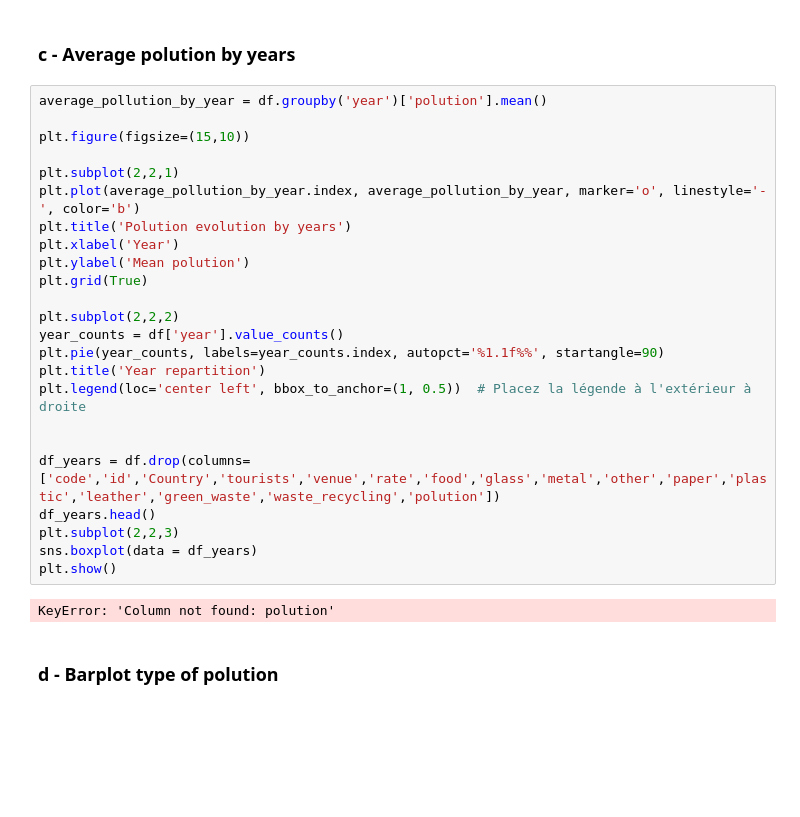
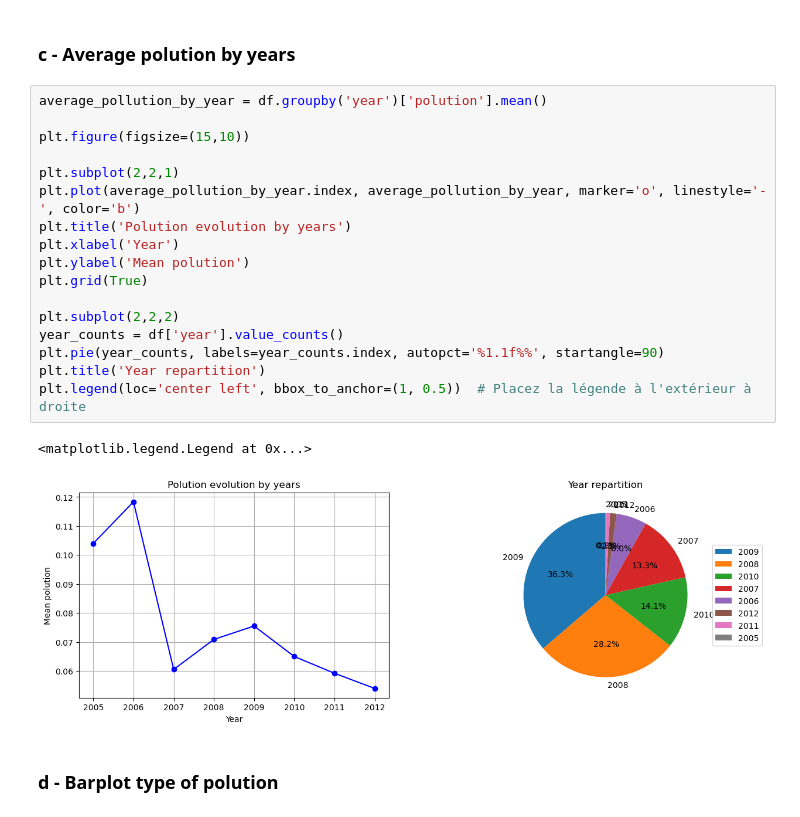
Before and after one commit to Cassette86/Green_ai_project_Water_polution, a Jupyter notebook: water_pollution_dataset/main.ipynb, the cells around one changed output. Cells and saved outputs as stored; diff of their text form; blank space fills up the shorter version.

```diff
--- a/water_pollution_dataset/main.ipynb
+++ b/water_pollution_dataset/main.ipynb
@@ -286,28 +299,22 @@ KeyError: 'Column not found: polution'
 # %%
 average_pollution_by_year = df.groupby('year')['polution'].mean()
 
 plt.figure(figsize=(15,10))
 
 plt.subplot(2,2,1)
 plt.plot(average_pollution_by_year.index, average_pollution_by_year, marker='o', linestyle='-', color='b')
 plt.title('Polution evolution by years')
 plt.xlabel('Year')
 plt.ylabel('Mean polution')
 plt.grid(True)
 
 plt.subplot(2,2,2)
 year_counts = df['year'].value_counts()
 plt.pie(year_counts, labels=year_counts.index, autopct='%1.1f%%', startangle=90)
 plt.title('Year repartition')
 plt.legend(loc='center left', bbox_to_anchor=(1, 0.5))  # Placez la légende à l'extérieur à droite
-
-
-df_years = df.drop(columns= ['code','id','Country','tourists','venue','rate','food','glass','metal','other','paper','plastic','leather','green_waste','waste_recycling','polution'])
-df_years.head()
-plt.subplot(2,2,3)
-sns.boxplot(data = df_years)
-plt.show()
 # %% [output]
-KeyError: 'Column not found: polution'
+<matplotlib.legend.Legend at 0x...>
+[figure, added]
 # %% [markdown]
 ### d - Barplot type of polution
```
Also changed, not shown: parts of 8 cells of this notebook.
